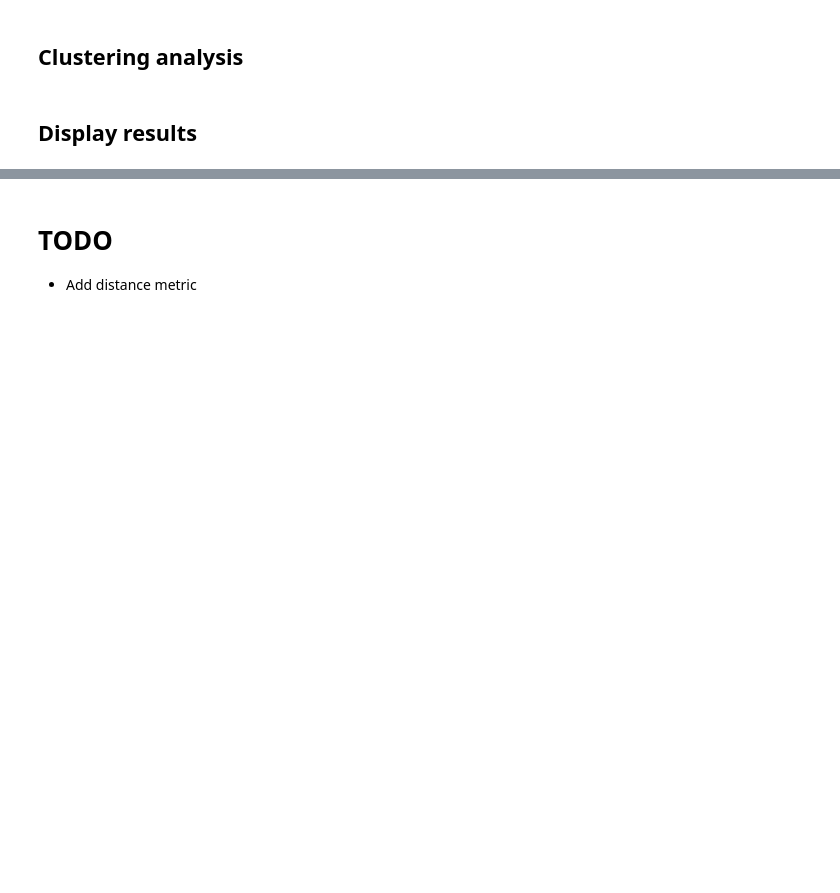
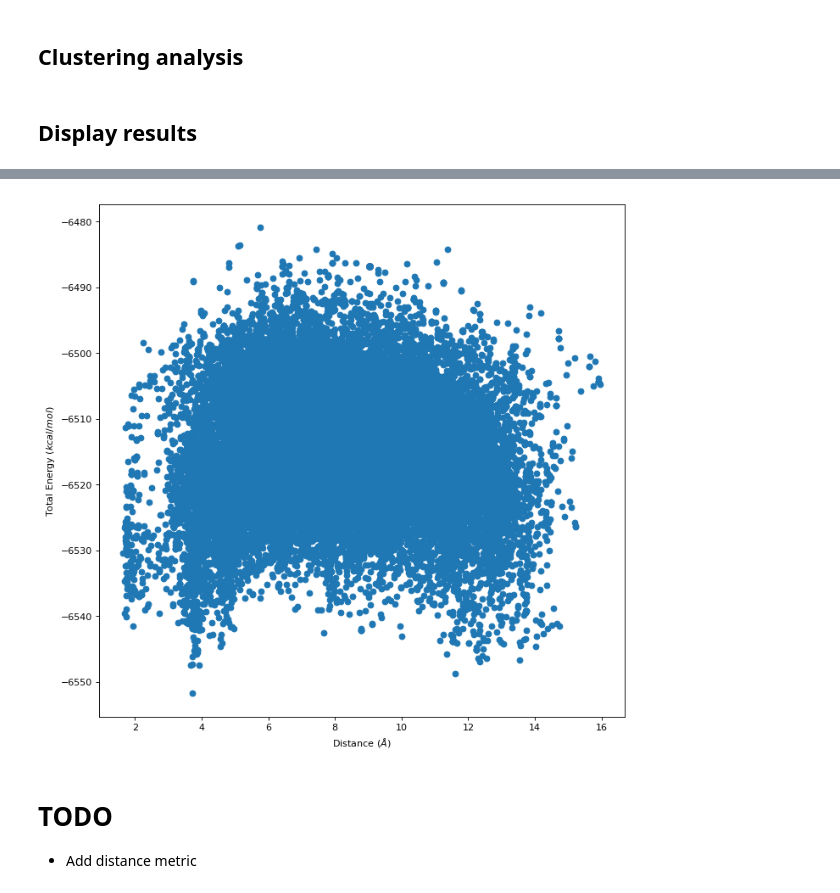
Before and after one commit to martimunicoy/PELEAnalysis, a Jupyter notebook: JupyterNotebooks/Analyze4STDWater.ipynb, the cells around one changed output, grey strips where cells are left out. Drawn from its saved outputs; the diff is of its cells as text; code cells hidden in the pictures; blank space fills up the shorter version.

```diff
--- a/JupyterNotebooks/Analyze4STDWater.ipynb
+++ b/JupyterNotebooks/Analyze4STDWater.ipynb
@@ -291,3 +177,13 @@ plt.show()
+# %%
+fig, ax = plt.subplots(figsize=(10, 10), dpi= 80, facecolor='w', edgecolor='k')
+plt.ylabel('Total Energy (' + r'$kcal/mol$' + ')')
+plt.xlabel('Distance (' + r'$\AA$' + ')')
+sc = ax.scatter(distances, currentEnergy, cmap=cmap, norm=norm)
+plt.savefig(SIMULATION_PATH + 'Plots/4STD_TE_D.png', dpi=80, facecolor='w',
+            edgecolor='k', orientation='portrait', transparent=True)
+plt.show()
+# %% [output]
+[figure, added]
 # %% [markdown]
 # TODO
 - Add distance metric
```
Also changed, not shown: parts of 34 cells of this notebook.
